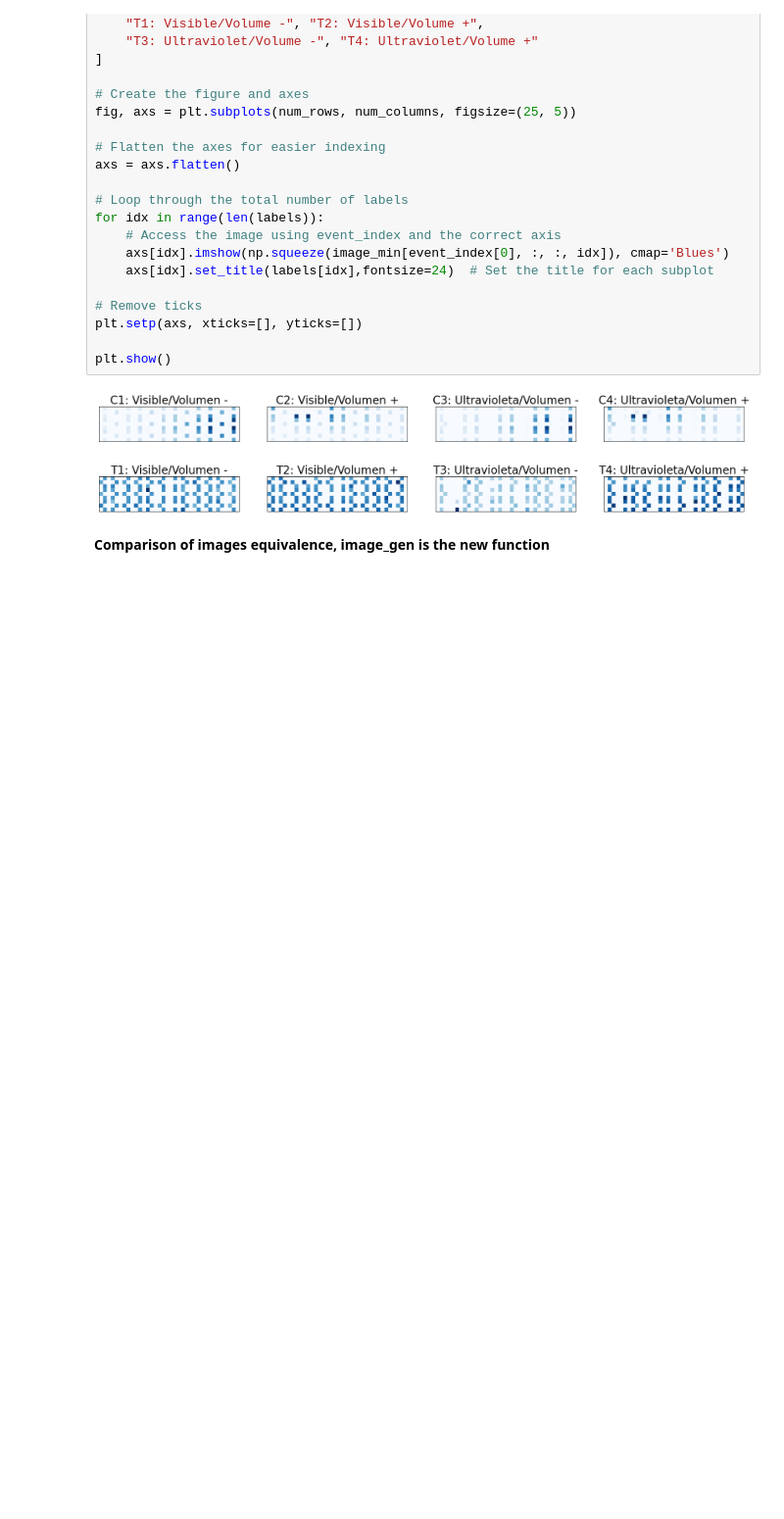
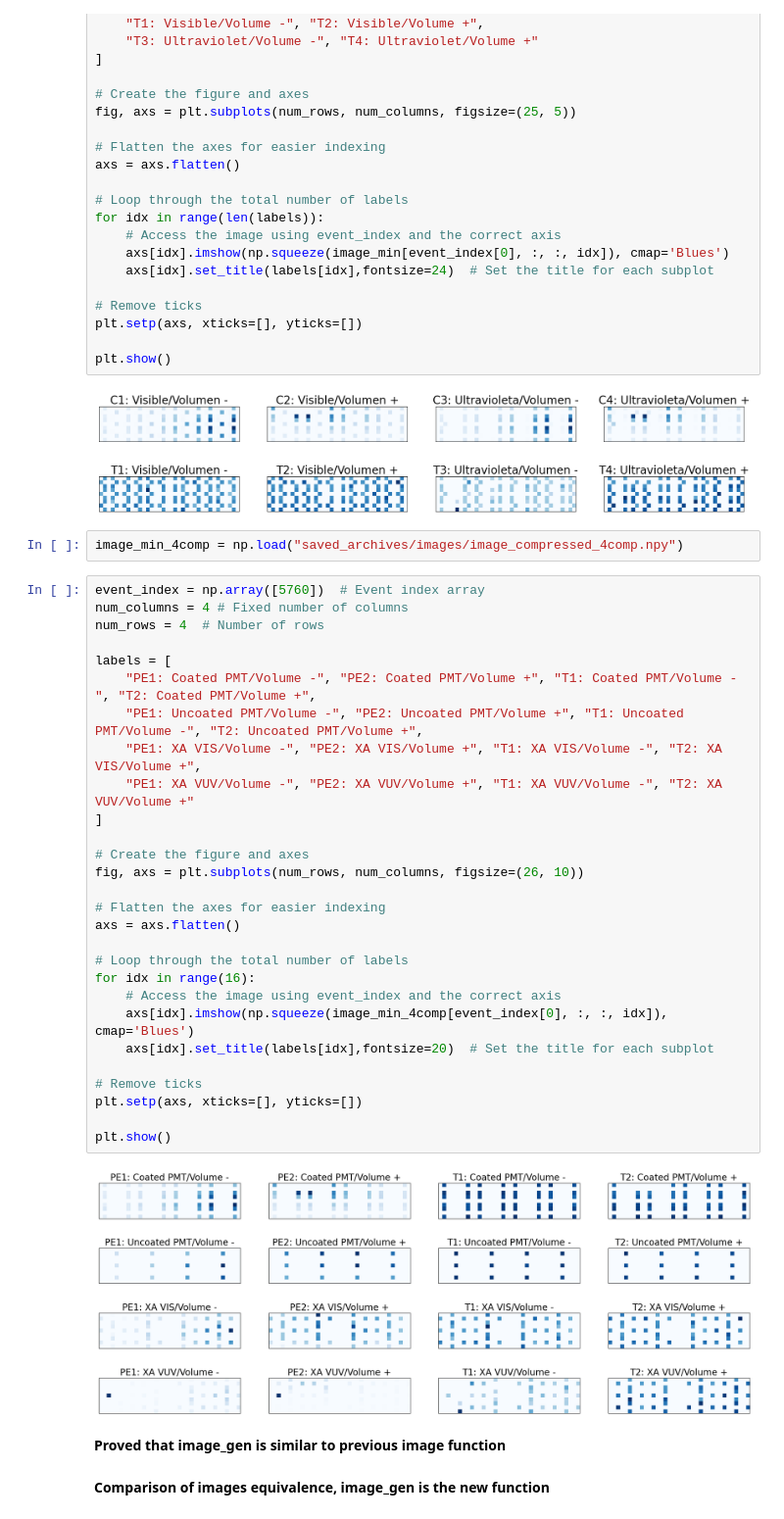
Before and after one commit to CIEMAT-Neutrino/AI_nuvT, a Jupyter notebook: image_visualization.ipynb, the cells around one changed output. Shown at 98% size. Saved outputs shown, nothing was run; the diff lists cells and outputs as text; blank space fills up the shorter version.

```diff
--- a/image_visualization.ipynb
+++ b/image_visualization.ipynb
@@ -84,6 +96,40 @@ plt.setp(axs, xticks=[], yticks=[])
 plt.show()
 # %% [output]
 [figure]
+# %%
+image_min_4comp = np.load("saved_archives/images/image_compressed_4comp.npy")
+# %%
+event_index = np.array([5760])  # Event index array
+num_columns = 4 # Fixed number of columns
+num_rows = 4  # Number of rows
+
+labels = [
+    "PE1: Coated PMT/Volume -", "PE2: Coated PMT/Volume +", "T1: Coated PMT/Volume -", "T2: Coated PMT/Volume +",
+    "PE1: Uncoated PMT/Volume -", "PE2: Uncoated PMT/Volume +", "T1: Uncoated PMT/Volume -", "T2: Uncoated PMT/Volume +",
+    "PE1: XA VIS/Volume -", "PE2: XA VIS/Volume +", "T1: XA VIS/Volume -", "T2: XA VIS/Volume +",
+    "PE1: XA VUV/Volume -", "PE2: XA VUV/Volume +", "T1: XA VUV/Volume -", "T2: XA VUV/Volume +"
+]
+
+# Create the figure and axes
+fig, axs = plt.subplots(num_rows, num_columns, figsize=(26, 10))
+
+# Flatten the axes for easier indexing
+axs = axs.flatten()
+
+# Loop through the total number of labels
+for idx in range(16):
+    # Access the image using event_index and the correct axis
+    axs[idx].imshow(np.squeeze(image_min_4comp[event_index[0], :, :, idx]), cmap='Blues')
+    axs[idx].set_title(labels[idx],fontsize=20)  # Set the title for each subplot
+
+# Remove ticks
+plt.setp(axs, xticks=[], yticks=[])
+
+plt.show()
+# %% [output]
+[figure, added]
+# %% [markdown]
+**Proved that image_gen is similar to previous image function**
 # %% [markdown]
 **Comparison of images equivalence, image_gen is the new function**
 # %%
```
Also changed, not shown: parts of 5 cells of this notebook, 2 other files.
